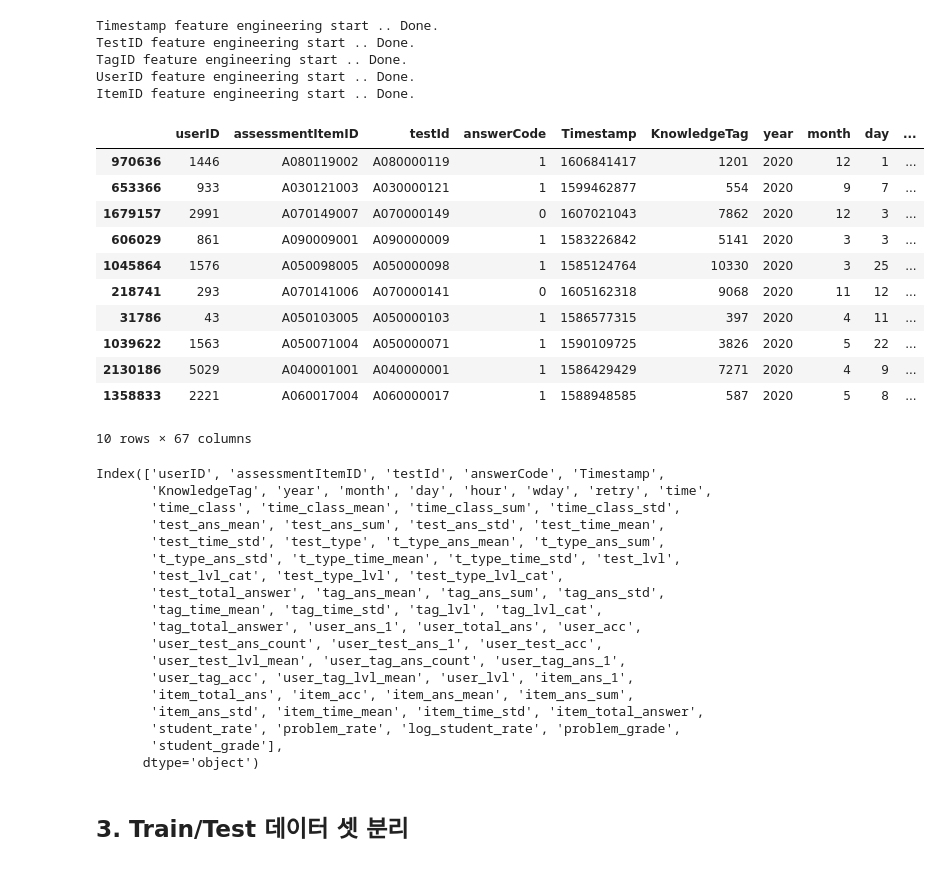
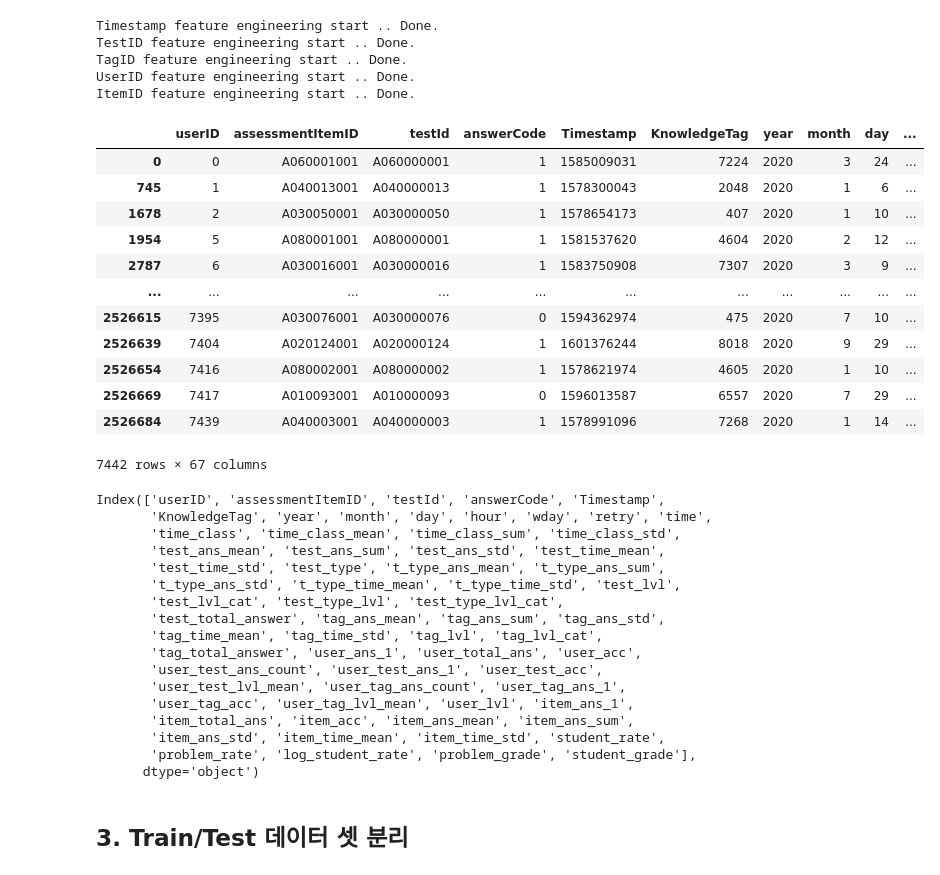
Before and after one commit to boostcampaitech5/level2_dkt-recsys-07, a Jupyter notebook: code/models/LGBM/LGBM Baseline_min.ipynb, the cells around one changed output. Cells and saved outputs as stored; diff of their text form; code cells hidden in the pictures.

```diff
--- a/code/models/LGBM/LGBM Baseline_min.ipynb
+++ b/code/models/LGBM/LGBM Baseline_min.ipynb
@@ -256,18 +255,3 @@ UserID feature engineering start .. Done.
 ItemID feature engineering start .. Done.
 # %%
 edf = elo_fe(1,df)
-# %%
-edf.sample(10)
-# %% [output]
-|  | userID | assessmentItemID | testId | answerCode | Timestamp | KnowledgeTag | year | month | day | ... |
-| 970636 | 1446 | A080119002 | A080000119 | 1 | 1606841417 | 1201 | 2020 | 12 | 1 | ... |
-| 653366 | 933 | A030121003 | A030000121 | 1 | 1599462877 | 554 | 2020 | 9 | 7 | ... |
-| 1679157 | 2991 | A070149007 | A070000149 | 0 | 1607021043 | 7862 | 2020 | 12 | 3 | ... |
-| 606029 | 861 | A090009001 | A090000009 | 1 | 1583226842 | 5141 | 2020 | 3 | 3 | ... |
-| 1045864 | 1576 | A050098005 | A050000098 | 1 | 1585124764 | 10330 | 2020 | 3 | 25 | ... |
-| 218741 | 293 | A070141006 | A070000141 | 0 | 1605162318 | 9068 | 2020 | 11 | 12 | ... |
-| 31786 | 43 | A050103005 | A050000103 | 1 | 1586577315 | 397 | 2020 | 4 | 11 | ... |
-| 1039622 | 1563 | A050071004 | A050000071 | 1 | 1590109725 | 3826 | 2020 | 5 | 22 | ... |
-| 2130186 | 5029 | A040001001 | A040000001 | 1 | 1586429429 | 7271 | 2020 | 4 | 9 | ... |
-| 1358833 | 2221 | A060017004 | A060000017 | 1 | 1588948585 | 587 | 2020 | 5 | 8 | ... |
-10 rows × 67 columns
@@ -273,0 +260,16 @@ edf.sample(10)
+# %%
+df[df.userID != df.userID.shift(1)]
+# %% [output]
+|  | userID | assessmentItemID | testId | answerCode | Timestamp | KnowledgeTag | year | month | day | ... |
+| 0 | 0 | A060001001 | A060000001 | 1 | 1585009031 | 7224 | 2020 | 3 | 24 | ... |
+| 745 | 1 | A040013001 | A040000013 | 1 | 1578300043 | 2048 | 2020 | 1 | 6 | ... |
+| 1678 | 2 | A030050001 | A030000050 | 1 | 1578654173 | 407 | 2020 | 1 | 10 | ... |
+| 1954 | 5 | A080001001 | A080000001 | 1 | 1581537620 | 4604 | 2020 | 2 | 12 | ... |
+| 2787 | 6 | A030016001 | A030000016 | 1 | 1583750908 | 7307 | 2020 | 3 | 9 | ... |
+| ... | ... | ... | ... | ... | ... | ... | ... | ... | ... | ... |
+| 2526615 | 7395 | A030076001 | A030000076 | 0 | 1594362974 | 475 | 2020 | 7 | 10 | ... |
+| 2526639 | 7404 | A020124001 | A020000124 | 1 | 1601376244 | 8018 | 2020 | 9 | 29 | ... |
+| 2526654 | 7416 | A080002001 | A080000002 | 1 | 1578621974 | 4605 | 2020 | 1 | 10 | ... |
+| 2526669 | 7417 | A010093001 | A010000093 | 0 | 1596013587 | 6557 | 2020 | 7 | 29 | ... |
+| 2526684 | 7439 | A040003001 | A040000003 | 1 | 1578991096 | 7268 | 2020 | 1 | 14 | ... |
+7442 rows × 67 columns
@@ -274,5 +278,5 @@ edf.sample(10)
 # %%
-edf.columns
+df.columns
 # %% [output]
 Index(['userID', 'assessmentItemID', 'testId', 'answerCode', 'Timestamp',
        'KnowledgeTag', 'year', 'month', 'day', 'hour', 'wday', 'retry', 'time',
@@ -288,9 +292,8 @@ Index(['userID', 'assessmentItemID', 'testId', 'answerCode', 'Timestamp',
        'user_test_lvl_mean', 'user_tag_ans_count', 'user_tag_ans_1',
        'user_tag_acc', 'user_tag_lvl_mean', 'user_lvl', 'item_ans_1',
        'item_total_ans', 'item_acc', 'item_ans_mean', 'item_ans_sum',
-       'item_ans_std', 'item_time_mean', 'item_time_std', 'item_total_answer',
-       'student_rate', 'problem_rate', 'log_student_rate', 'problem_grade',
-       'student_grade'],
+       'item_ans_std', 'item_time_mean', 'item_time_std', 'student_rate',
+       'problem_rate', 'log_student_rate', 'problem_grade', 'student_grade'],
       dtype='object')
 # %% [markdown]
 ## 3. Train/Test 데이터 셋 분리
```
Also changed, not shown: parts of 18 cells of this notebook, 11 other files.
